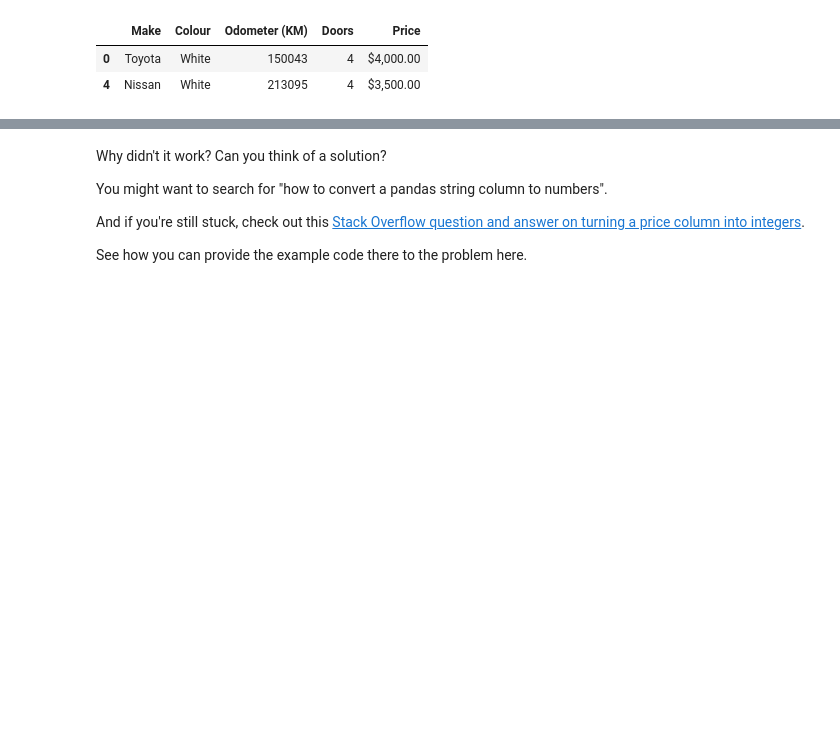
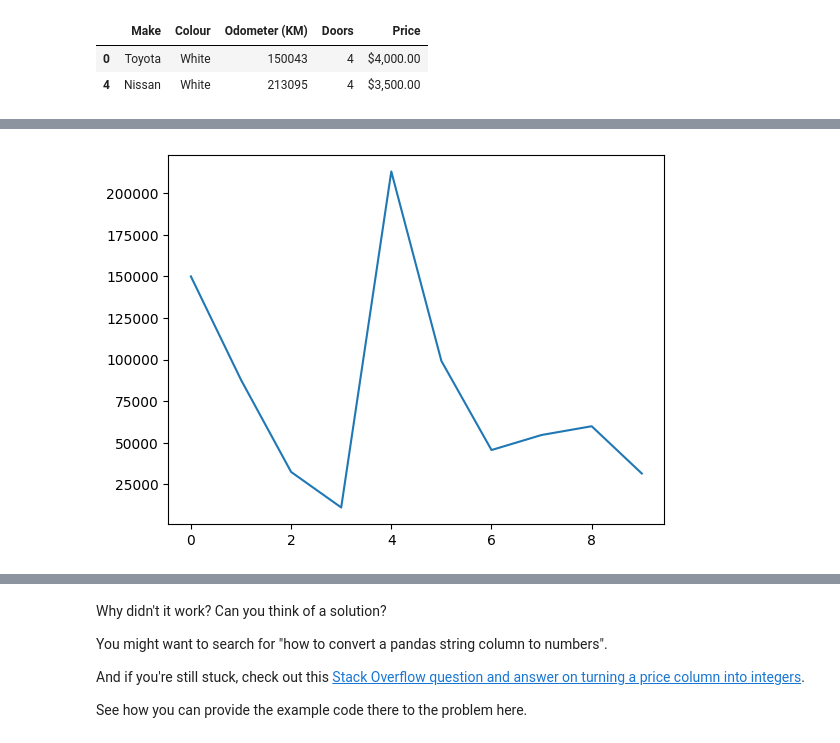
Before and after one commit to TherealOneC/zero-to-mastery-ml, a Jupyter notebook: section-2-data-science-and-ml-tools/pandas-exercises.ipynb, the cells around one changed output, grey strips where cells are left out. Cells and saved outputs as stored; diff of their text form; code cells hidden in the pictures; blank space fills up the shorter version.

```diff
--- a/section-2-data-science-and-ml-tools/pandas-exercises.ipynb
+++ b/section-2-data-science-and-ml-tools/pandas-exercises.ipynb
@@ -223,5 +249,10 @@ df[df["Odometer (KM)"] > 100000]
 # %%
 # Import Matplotlib and create a plot of the Odometer column
 # Don't forget to use %matplotlib inline
+import matplotlib.pyplot as plt
+%matplotlib inline
+df["Odometer (KM)"].plot();
+# %% [output]
+[figure, added]
 # %%
 # Create a histogram of the Odometer column using hist()
```
Also changed, not shown: parts of 15 cells of this notebook.
